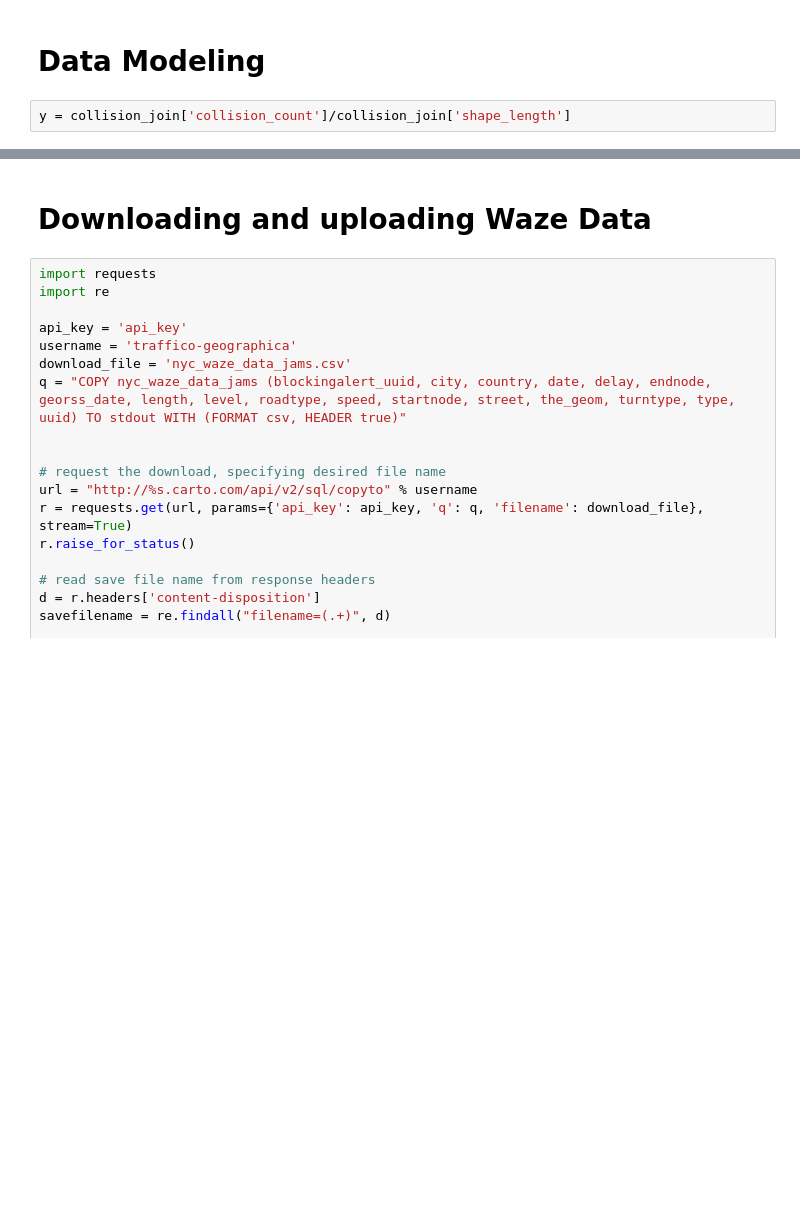
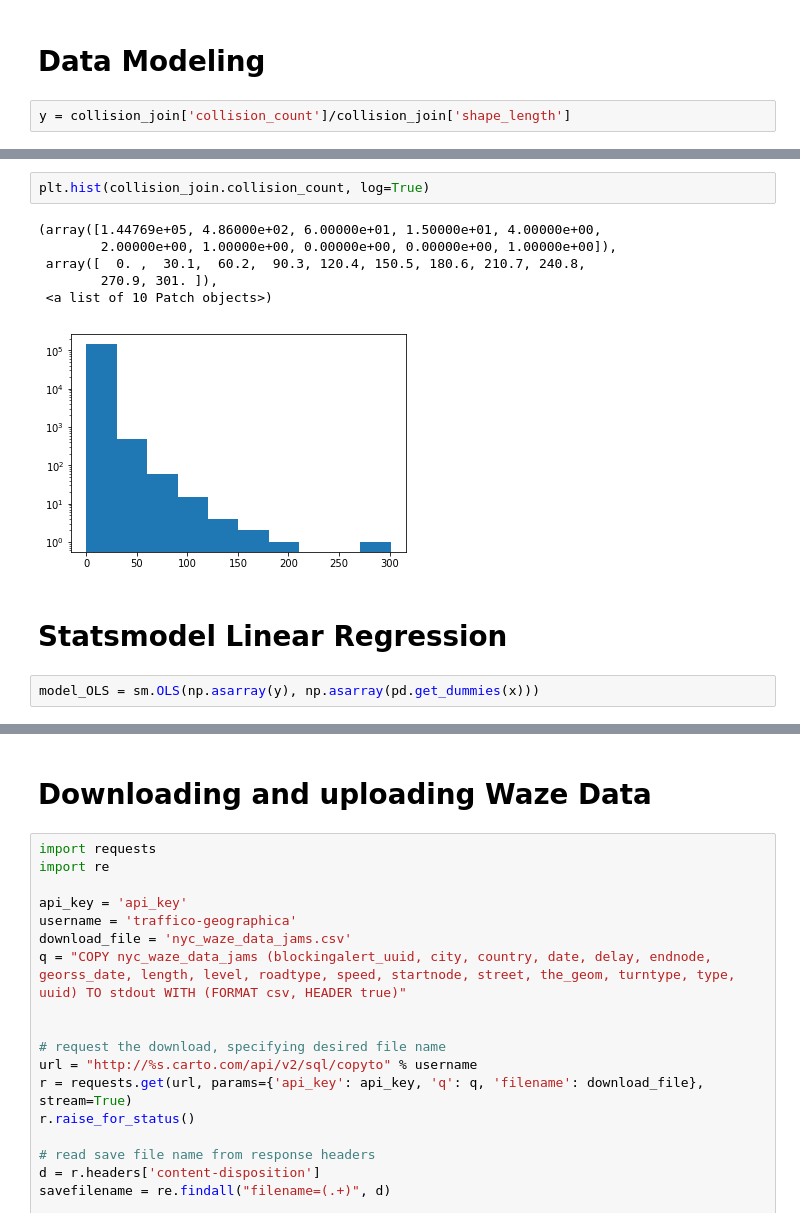
Before and after one commit to michellemho/nyc_collisions, a Jupyter notebook: NYC Road Collision Processing.ipynb, the cells around one changed output, grey strips where cells are left out. Drawn from its saved outputs; the diff is of its cells as text; blank space fills up the shorter version.

```diff
--- a/NYC Road Collision Processing.ipynb
+++ b/NYC Road Collision Processing.ipynb
@@ -413,0 +498,13 @@ x = collision_join[['bike_trafdir', 'bikelane', 'featuretyp', 'nonped', 'number_
+# %%
+plt.hist(collision_join.collision_count, log=True)
+# %% [output]
+(array([1.44769e+05, 4.86000e+02, 6.00000e+01, 1.50000e+01, 4.00000e+00,
+        2.00000e+00, 1.00000e+00, 0.00000e+00, 0.00000e+00, 1.00000e+00]),
+ array([  0. ,  30.1,  60.2,  90.3, 120.4, 150.5, 180.6, 210.7, 240.8,
+        270.9, 301. ]),
+ <a list of 10 Patch objects>)
+[figure, added]
+# %% [markdown]
+# Statsmodel Linear Regression
+# %%
+model_OLS = sm.OLS(np.asarray(y), np.asarray(pd.get_dummies(x)))
```
Also changed, not shown: parts of 34 cells of this notebook, 1 other file.
